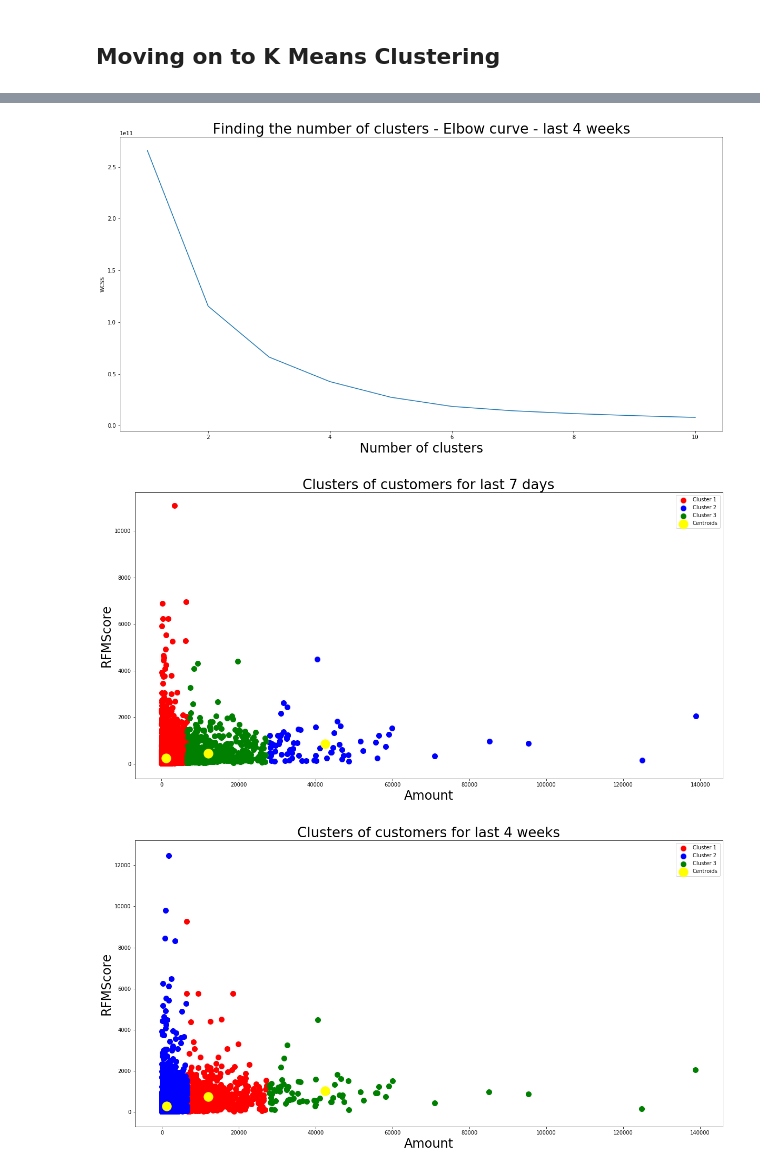
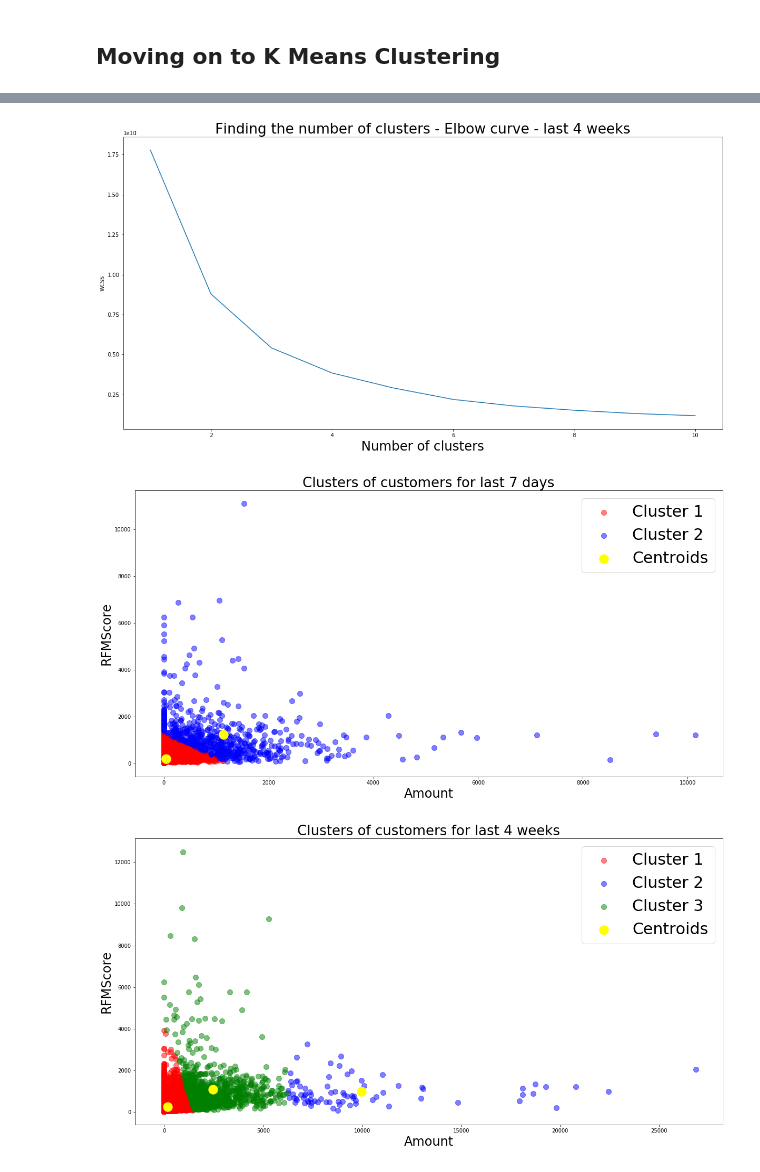
Before and after one commit to nsudhanva/swiggy, a Jupyter notebook: index.ipynb, the cells around one changed output, grey strips where cells are left out. Saved outputs shown, nothing was run; the diff lists cells and outputs as text; code cells hidden in the pictures.

Commit message:
Generate Plots

```diff
--- a/index.ipynb
+++ b/index.ipynb
@@ -374,8 +374,8 @@ Least spending (lost):  0
 # %% [markdown]
 ## Moving on to K Means Clustering
 # %%
-rfm_segmentation_7_days_values = rfm_segmentation_7_days[['amount', 'RFMScore_7_days']].values
-rfm_segmentation_4_weeks_values = rfm_segmentation_4_weeks[['amount', 'RFMScore_4_weeks']].values
+rfm_segmentation_7_days_values = rfm_segmentation_7_days[['amt_last_7_days', 'RFMScore_7_days']].values
+rfm_segmentation_4_weeks_values = rfm_segmentation_4_weeks[['amt_in_last_4_weeks', 'RFMScore_4_weeks']].values
 # %%
 wcss = []
 for i in range(1, 11):
@@ -403,7 +404,8 @@ plt.plot(range(1, 11), wcss)
 plt.title('Finding the number of clusters - Elbow curve - last 4 weeks', fontsize=26)
 plt.xlabel('Number of clusters', fontsize=24)
 plt.ylabel('WCSS')
+plt.savefig('./plots/4_weeks_elbow.png', format='png', dpi=300)
 plt.show()
 # %% [output]
-[figure, old version]
+[figure, new version]
 # %%
@@ -411,33 +413,34 @@ kmeans = KMeans(n_clusters=3, init='k-means++', max_iter=300, n_init=10, random_
 y_kmeans = kmeans.fit_predict(rfm_segmentation_7_days_values)
 # %%
-# Visulizing the clusters
+# Visualizing the clusters
 plt.figure(figsize=(20,10))
-plt.scatter(rfm_segmentation_7_days_values[y_kmeans==0, 0], rfm_segmentation_7_days_values[y_kmeans==0, 1], s=100, c='red', label='Cluster 1')
-plt.scatter(rfm_segmentation_7_days_values[y_kmeans==1, 0], rfm_segmentation_7_days_values[y_kmeans==1, 1], s=100, c='blue', label='Cluster 2')
-plt.scatter(rfm_segmentation_7_days_values[y_kmeans==2, 0], rfm_segmentation_7_days_values[y_kmeans==2, 1], s=100, c='green', label='Cluster 3')
+plt.scatter(rfm_segmentation_7_days_values[y_kmeans==0, 0], rfm_segmentation_7_days_values[y_kmeans==0, 1], s=100, c='red', label='Cluster 1', alpha=0.5)
+plt.scatter(rfm_segmentation_7_days_values[y_kmeans==1, 0], rfm_segmentation_7_days_values[y_kmeans==1, 1], s=100, c='blue', label='Cluster 2', alpha=0.5)
 plt.scatter(kmeans.cluster_centers_[:, 0], kmeans.cluster_centers_[:, 1], s=300, c='yellow', label='Centroids')
 plt.title('Clusters of customers for last 7 days', fontsize=26)
 plt.xlabel('Amount', fontsize=24)
 plt.ylabel('RFMScore', fontsize=24)
-plt.legend()
+plt.legend(prop={'size': 30})
+plt.savefig('./plots/k_means_7_days.png', format='png', dpi=300)
 plt.show()
 # %% [output]
-[figure, old version]
+[figure, new version]
 # %%
 kmeans = KMeans(n_clusters=3, init='k-means++', max_iter=300, n_init=10, random_state=0)
 y_kmeans = kmeans.fit_predict(rfm_segmentation_4_weeks_values)
 
-# Visulizing the clusters
+# Visualizing the clusters
 plt.figure(figsize=(20,10))
-plt.scatter(rfm_segmentation_4_weeks_values[y_kmeans==0, 0], rfm_segmentation_4_weeks_values[y_kmeans==0, 1], s=100, c='red', label='Cluster 1')
-plt.scatter(rfm_segmentation_4_weeks_values[y_kmeans==1, 0], rfm_segmentation_4_weeks_values[y_kmeans==1, 1], s=100, c='blue', label='Cluster 2')
-plt.scatter(rfm_segmentation_4_weeks_values[y_kmeans==2, 0], rfm_segmentation_4_weeks_values[y_kmeans==2, 1], s=100, c='green', label='Cluster 3')
+plt.scatter(rfm_segmentation_4_weeks_values[y_kmeans==0, 0], rfm_segmentation_4_weeks_values[y_kmeans==0, 1], s=100, c='red', label='Cluster 1', alpha=0.5)
+plt.scatter(rfm_segmentation_4_weeks_values[y_kmeans==1, 0], rfm_segmentation_4_weeks_values[y_kmeans==1, 1], s=100, c='blue', label='Cluster 2', alpha=0.5)
+plt.scatter(rfm_segmentation_4_weeks_values[y_kmeans==2, 0], rfm_segmentation_4_weeks_values[y_kmeans==2, 1], s=100, c='green', label='Cluster 3', alpha=0.5)
 
 plt.scatter(kmeans.cluster_centers_[:, 0], kmeans.cluster_centers_[:, 1], s=300, c='yellow', label='Centroids')
 plt.title('Clusters of customers for last 4 weeks', fontsize=26)
 plt.xlabel('Amount', fontsize=24)
 plt.ylabel('RFMScore', fontsize=24)
-plt.legend()
+plt.legend(prop={'size': 30})
+plt.savefig('./plots/k_means_4_weeks.png', format='png', dpi=300)
 plt.show()
 # %% [output]
-[figure, old version]
+[figure, new version]
```
Also changed, not shown: parts of 12 cells of this notebook, 12 other files.
